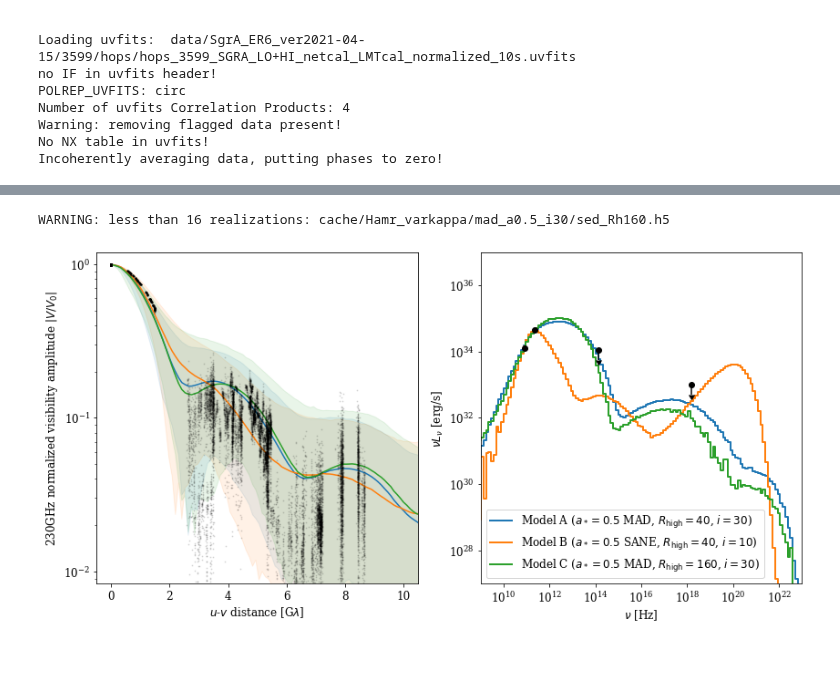
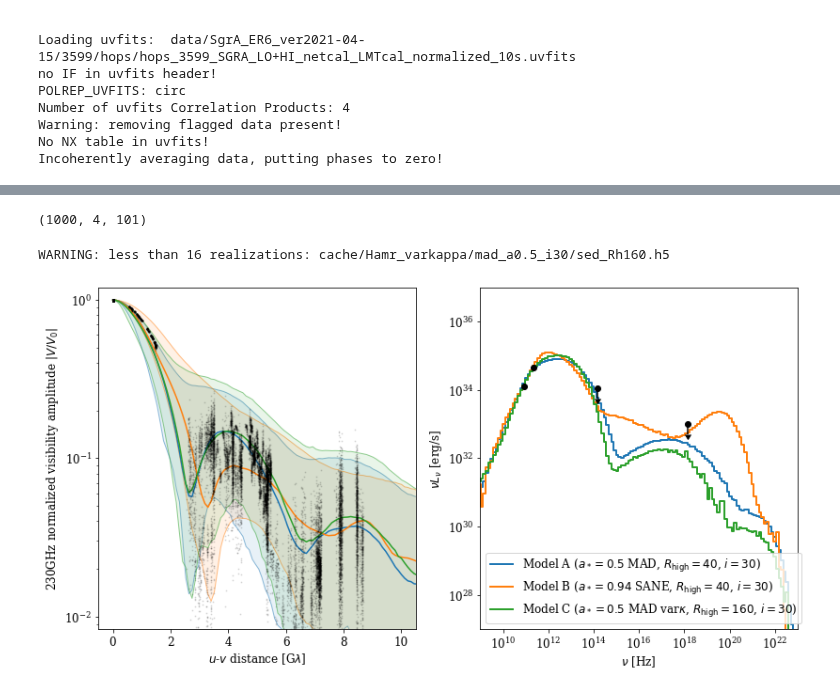
Before and after one commit to eventhorizontelescope/2017_sgra_paper5, a Jupyter notebook: output_bestbet_va_sed.ipynb, the cells around one changed output, grey strips where cells are left out. Cells and saved outputs as stored; diff of their text form; code cells hidden in the pictures; blank space fills up the shorter version.

Commit message:
Update the plot

```diff
--- a/output_bestbet_va_sed.ipynb
+++ b/output_bestbet_va_sed.ipynb
@@ -83,7 +87,7 @@ Incoherently averaging data, putting phases to zero!
 def plva(name):
 
     mov = readimg(name)
-    vis = mk.mockserve(mov, N=128) # 512)
+    vis = mk.mockserve(mov, N=512)
 
     U, V = vis.uvd
     uu = np.linspace( 0,   U/2, num=vis.shape[-1])
@@ -114,7 +118,4 @@ def plva(name):
 
     return uvd, np.array(va)
 # %%
-uvd, va = plva('cache/Illinois_thermal_w5/Ma+0.5_i30/gt_Rh40_230GHz.h5')
-pc = np.percentile(va.reshape(-1, va.shape[-1]), [1,50,99], axis=0)
-plt.semilogy(uvd, pc[1])
-plt.fill_between(uvd, pc[0], pc[2], alpha=1/4)
+uvd, va = plva('cache/Illinois_thermal_w5/Sa+0.94_i30/gt_Rh40_230GHz.h5')
@@ -124,47 +130,64 @@ plt.fill_between(uvd, pc[0], pc[2], alpha=1/4)
 # %%
 uvd, vaA = plva('cache/Illinois_thermal_w5/Ma+0.5_i30/gt_Rh40_230GHz.h5')
-uvd, vaB = plva('cache/Illinois_thermal_w5/Sa+0.5_i30/gt_Rh10_230GHz.h5')
+uvd, vaB = plva('cache/Illinois_thermal_w5/Sa+0.94_i30/gt_Rh40_230GHz.h5')
 uvd, vaC = plva('cache/Hamr_varkappa/mad_a0.5_i30/gt_Rh160_230GHz.h5')
+# %%
+vaA.shape
+# %% [output]
+(1000, 4, 101)
 # %%
 fig, axes = plt.subplots(1, 2, figsize=(12,6))
 
 ptA = np.percentile(vaA.reshape(-1, va.shape[-1]), [1,50,99], axis=0)
 ptB = np.percentile(vaB.reshape(-1, va.shape[-1]), [1,50,99], axis=0)
 ptC = np.percentile(vaC.reshape(-1, va.shape[-1]), [1,50,99], axis=0)
 
-axes[0].fill_between(uvd/1e9, ptA[0], ptA[2], alpha=1/10, color='C0')
-axes[0].plot(uvd/1e9, ptA[1],                             color='C0')
-axes[0].fill_between(uvd/1e9, ptB[0], ptB[2], alpha=1/10, color='C1')
-axes[0].plot(uvd/1e9, ptB[1],                             color='C1')
-axes[0].fill_between(uvd/1e9, ptC[0], ptC[2], alpha=1/10, color='C2')
-axes[0].plot(uvd/1e9, ptC[1],                             color='C2')
+mA = np.median(vaA, axis=0)
+mB = np.median(vaB, axis=0)
+mC = np.median(vaC, axis=0)
+
+c = colors.to_rgb('C0')
+axes[0].fill_between(uvd/1e9, ptA[0], ptA[2], facecolor=c+(0.1,), edgecolor=c+(0.5,))
+#axes[0].plot(uvd/1e9, ptA[1],                 color=c)
+axes[0].plot(uvd/1e9, mA[2,:],                 color=c)
+
+c = colors.to_rgb('C1')
+axes[0].fill_between(uvd/1e9, ptB[0], ptB[2], facecolor=c+(0.1,), edgecolor=c+(0.5,))
+#axes[0].plot(uvd/1e9, ptB[1],                 color=c)
+axes[0].plot(uvd/1e9, mB[2,:],                 color=c)
+
+c = colors.to_rgb('C2')
+axes[0].fill_between(uvd/1e9, ptC[0], ptC[2], facecolor=c+(0.1,), edgecolor=c+(0.5,))
+#axes[0].plot(uvd/1e9, ptC[1],                 color=c)
+axes[0].plot(uvd/1e9, mC[2,:],                 color=c)
+
 axes[0].set_yscale('log')
 axes[0].set_xlim(-0.5, 10.5)
 axes[0].set_ylim(0.1/12, 0.1*12)
 axes[0].set_ylabel('230GHz normalized visibility amplitude $|V/V_0|$', fontsize=12)
 axes[0].set_xlabel('$u$-$v$ distance [G$\lambda$]',                    fontsize=12)
 
 axes[0].scatter(uvd0/1e9, amp0, s=1, color='black', alpha=0.1, zorder=2)
 
-plsed(axes[1], 'cache/Illinois_thermal_w5/Ma+0.5_i30/sed_Rh40.h5', label=[r'Model A ($a_*=0.5$ MAD, $R_\mathrm{high}=40$, $i=30$)'],  color='C0')
-plsed(axes[1], 'cache/Illinois_thermal_w5/Sa+0.5_i30/sed_Rh10.h5', label=[r'Model B ($a_*=0.5$ SANE, $R_\mathrm{high}=40$, $i=10$)'], color='C1')
-plsed(axes[1], 'cache/Hamr_varkappa/mad_a0.5_i30/sed_Rh160.h5',    label=[r'Model C ($a_*=0.5$ MAD, $R_\mathrm{high}=160$, $i=30$)'], color='C2')
+plsed(axes[1], 'cache/Illinois_thermal_w5/Ma+0.5_i30/sed_Rh40.h5',  label=[r'Model A ($a_*=0.5$ MAD, $R_\mathrm{high}=40$, $i=30$)'],              color='C0')
+plsed(axes[1], 'cache/Illinois_thermal_w5/Sa+0.94_i30/sed_Rh40.h5', label=[r'Model B ($a_*=0.94$ SANE, $R_\mathrm{high}=40$, $i=30$)'],            color='C1')
+plsed(axes[1], 'cache/Hamr_varkappa/mad_a0.5_i30/sed_Rh160.h5',     label=[r'Model C ($a_*=0.5$ MAD var$\kappa$, $R_\mathrm{high}=160$, $i=30$)'], color='C2')
 axes[1].set_xlim(1e9,  1e23)
 axes[1].set_ylim(1e27, 1e37)
 axes[1].set_xlabel(r'$\nu$ [Hz]',          fontsize=12)
 axes[1].set_ylabel(r'$\nu L_\nu$ [erg/s]', fontsize=12)
 axes[1].errorbar(
     [86e9, 230e9, 1.4141e+14, 1.45e18],
     [Fnu_to_nuLnu(86e9,1.9), Fnu_to_nuLnu(230e9,2.4), Fnu_to_nuLnu(1.4141e+14,1e-3), 1e33],
     yerr=[Fnu_to_nuLnu(86e9,0.2), 0, Fnu_to_nuLnu(1.4141e+14,1e-3)/2, 1e33/2],
     uplims=[False,False,True,True],
     fmt='o', color='k',
 )
 axes[1].legend(fontsize=12)
 
 fig.tight_layout()
 
 fig.savefig('output/bestbets.png', dpi=300)
 # %% [output]
 WARNING: less than 16 realizations: cache/Hamr_varkappa/mad_a0.5_i30/sed_Rh160.h5
-[figure, old version]
+[figure, new version]
```
Also changed, not shown: parts of 3 cells of this notebook.
